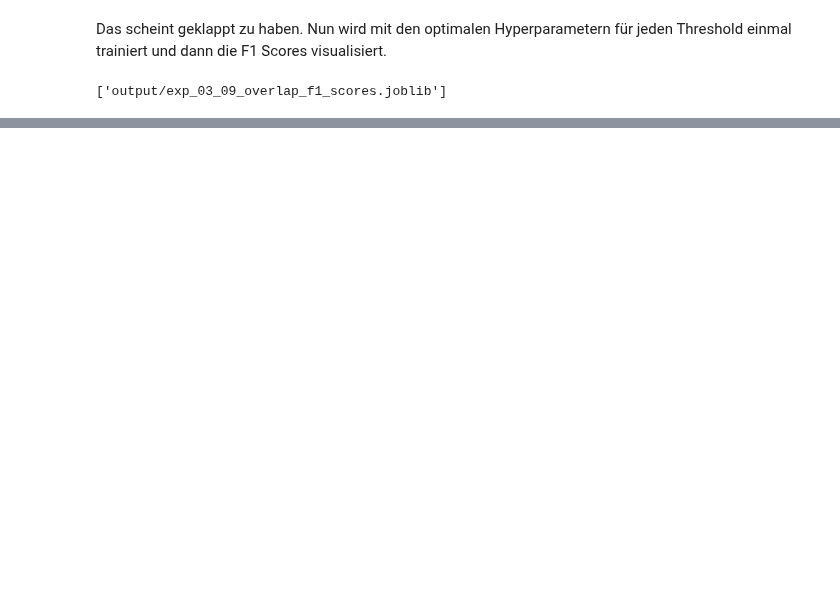
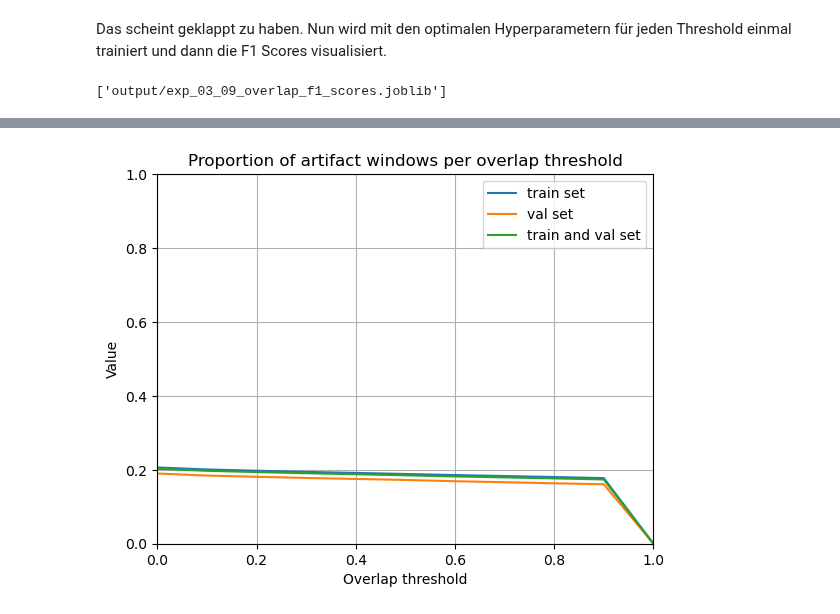
Before and after one commit to stuckkk/artifact-detection-seminar, a Jupyter notebook: experiments/03 - Training/exp_03_09.ipynb, the cells around one changed output, grey strips where cells are left out. Cells and saved outputs as stored; diff of their text form; code cells hidden in the pictures; blank space fills up the shorter version.

```diff
--- a/experiments/03 - Training/exp_03_09.ipynb
+++ b/experiments/03 - Training/exp_03_09.ipynb
@@ -73,7 +61,7 @@ from sklearn.metrics import f1_score
 import joblib
 
 
-labels = ['labels_0.0_treshold', 'labels_0.1_treshold', 'labels_0.2_treshold', 'labels', 'labels_0.4_treshold', 'labels_0.5_treshold', 'labels_0.6_treshold']
+labels = [f'labels_{threshold:.1f}_treshold' for threshold in np.arange(0.0, 1.1, 0.1)]
 split_val = 'val'
 split_train = 'train'
 feature_file = "./features/features.hdf5"
@@ -130,0 +123,45 @@ plt.savefig('output/exp_03_09_overlap_f1_scores.pdf', bbox_inches='tight')
+# %%
+import h5py
+import numpy as np
+
+labels = [f'labels_{threshold:.1f}_treshold' for threshold in np.arange(0.0, 1.1, 0.1)]
+split_val = 'val'
+split_train = 'train'
+feature_file = './features/features.hdf5'
+data_split_file = 'data_split.yaml'
+
+train_set_proportion = []
+val_set_proportion = []
+total_set_proportion = []
+
+
+for label in labels:
+    _, y_train = get_features_and_labels(feature_file, None, split_train, data_split_file, label_str=label)
+    _, y_val = get_features_and_labels(feature_file, None, split_val, data_split_file, label_str=label)
+
+    train_set_true_count = np.sum(y_train)
+    train_set_total_count = len(y_train)
+    val_set_true_count = np.sum(y_val)
+    val_set_total_count = len(y_val)
+
+    train_set_proportion.append(train_set_true_count / train_set_total_count)
+    val_set_proportion.append(val_set_true_count / val_set_total_count)
+    total_set_proportion.append((train_set_true_count + val_set_true_count) / (train_set_total_count + val_set_total_count))
+# %%
+from matplotlib import pyplot as plt
+
+overlaps = np.arange(0.0, 1.1, 0.1)
+
+plt.xlabel('Overlap threshold')
+plt.ylabel('Value')
+plt.title('Proportion of artifact windows per overlap threshold')
+plt.grid(True)
+plt.xlim(0, 1)
+plt.ylim(0, 1)
+plt.plot(overlaps, train_set_proportion, label='train set')
+plt.plot(overlaps, val_set_proportion, label='val set')
+plt.plot(overlaps, total_set_proportion, label='train and val set')
+plt.legend()
+plt.savefig('output/exp_03_09_proportion_artifact_windows.pdf', bbox_inches='tight')
+# %% [output]
+[figure, added]
```
Also changed, not shown: parts of 5 cells of this notebook, 4 other files.
